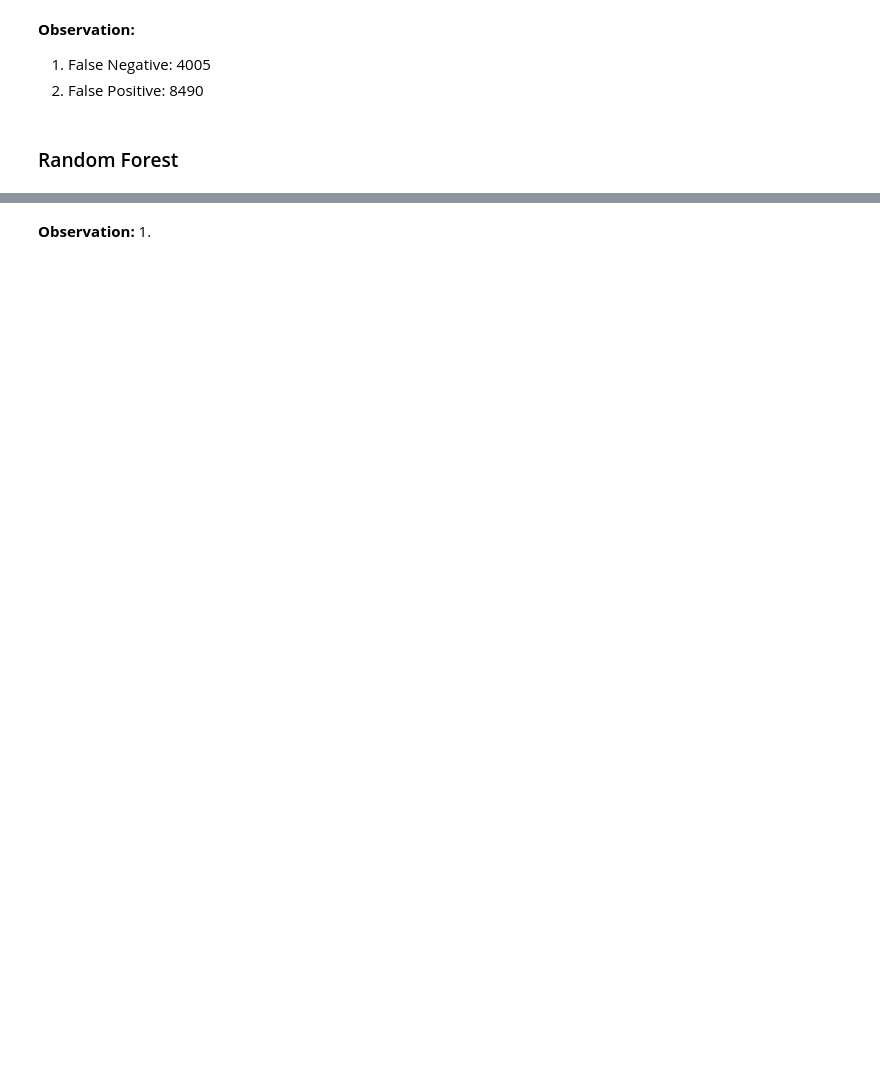
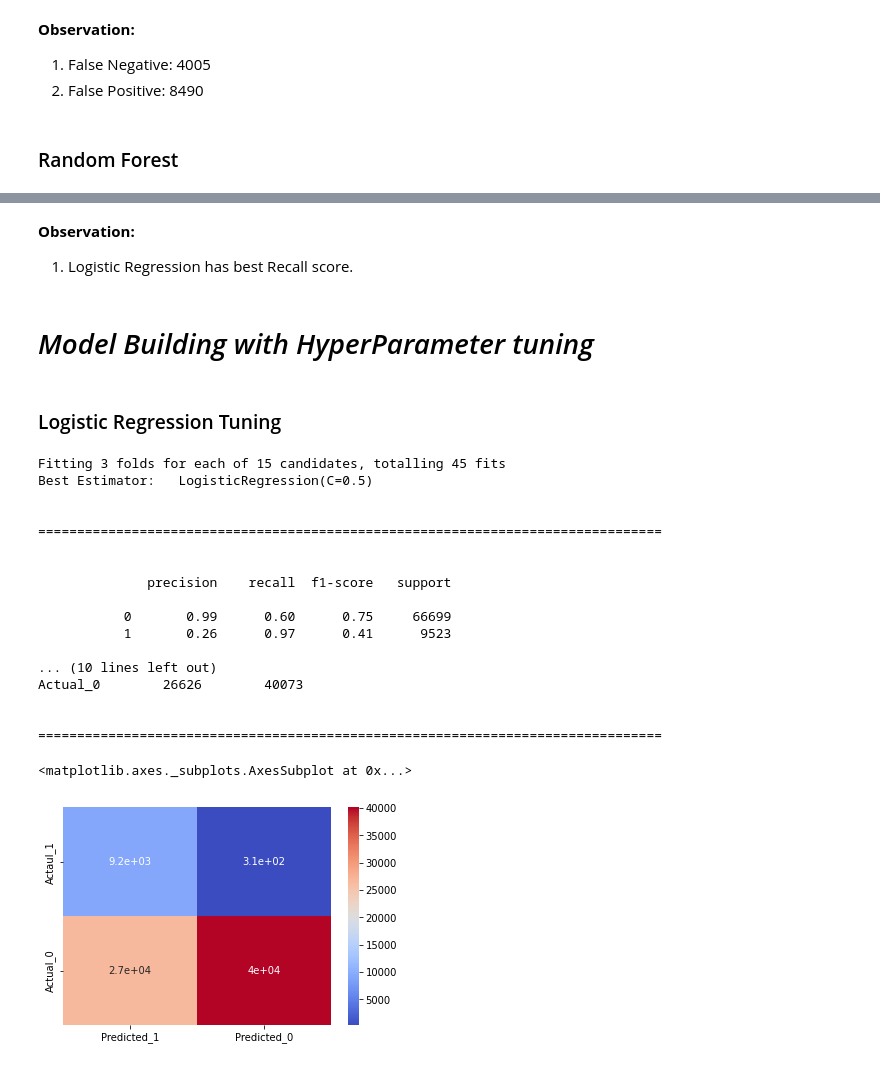
Before and after one commit to anupstar100/Google-Play-Store-App-Review-EDA-, a Jupyter notebook: SML_Capstone_Project_HEALTH_INSURANCE_CROSS_SELL_PREDICTION.ipynb, the cells around one changed output, grey strips where cells are left out. Saved outputs shown, nothing was run; the diff lists cells and outputs as text; code cells hidden in the pictures; blank space fills up the shorter version.

```diff
--- a/SML_Capstone_Project_HEALTH_INSURANCE_CROSS_SELL_PREDICTION.ipynb
+++ b/SML_Capstone_Project_HEALTH_INSURANCE_CROSS_SELL_PREDICTION.ipynb
@@ -762,3 +784,74 @@ Actual_0         8490        58209
 # %% [markdown]
 **Observation:**
-1.
+1. Logistic Regression has best Recall score.
+# %% [markdown]
+# *Model Building with HyperParameter tuning*
+# %% [markdown]
+### Logistic Regression Tuning
+# %%
+# SETTING PARAMETERS
+logistic_param = {
+    'C' : [1, 0.5, 0.1, 5, 9],
+    'penalty' : ['l2', 'l1', 'elasticnet']
+}
+
+# BUILDING MODEL
+logistic_tuned = GridSearchCV(estimator = logistic,
+                              param_grid = logistic_param, cv = 3,
+                              n_jobs = -1, verbose = 1, scoring = 'recall')
+
+# TRAINING OUR DATA
+logistic_tuned.fit(X_train_sm, y_train_sm)
+
+# GETTING BEST ESTIMATOR
+logistic_tuned_best = logistic_tuned.best_estimator_
+print('Best Estimator:  ', logistic_tuned_best)
+print('\n')
+print('=' * 80)
+
+# PEDICTING THE TEST DATA USING BEST ESTIMATOR
+y_pred_logistic_tuned = logistic_tuned_best.predict(X_test)
+
+# PERFORMANCE SCORE
+accuracy_logistic_tuned = accuracy_score(y_test, y_pred_logistic_tuned)
+precision_logistic_tuned = precision_score(y_test, y_pred_logistic_tuned)
+recall_logistic_tuned = recall_score(y_test, y_pred_logistic_tuned)
+f1_logistic_tuned = f1_score(y_test,y_pred_logistic_tuned)
+
+# CLASSIFICATION REPORT
+print('\n')
+print(classification_report(y_test, y_pred_logistic_tuned))
+print('\n')
+print('=' * 80)
+
+# CONFUSION MATRIX
+smote_df_logistic_tuned = pd.DataFrame(data = confusion_matrix(y_test, y_pred_logistic_tuned, labels = [1, 0]),
+                                      index = ['Actaul_1', 'Actual_0'],
+                                      columns = ['Predicted_1', 'Predicted_0'])
+print('\n', smote_df_logistic_tuned)
+print('\n')
+print('=' * 80)
+
+# PLOTTING
+print('\n')
+sns.heatmap(smote_df_logistic_tuned, annot = True, cmap = 'coolwarm')
+# %% [output]
+Fitting 3 folds for each of 15 candidates, totalling 45 fits
+Best Estimator:   LogisticRegression(C=0.5)
+
+
+================================================================================
+
+
+              precision    recall  f1-score   support
+
+           0       0.99      0.60      0.75     66699
+           1       0.26      0.97      0.41      9523
+
+... (10 lines left out)
+Actual_0        26626        40073
+
+
+================================================================================
+<matplotlib.axes._subplots.AxesSubplot at 0x...>
+[figure, added]
```
Also changed, not shown: parts of 28 cells of this notebook.
